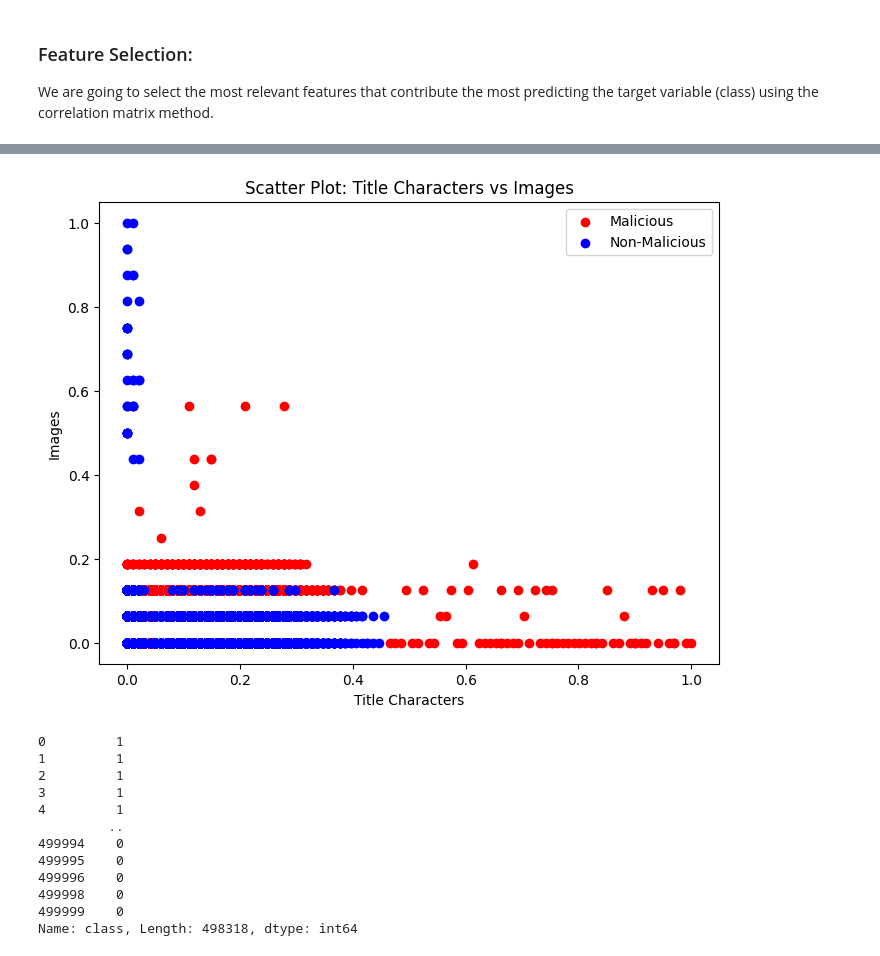
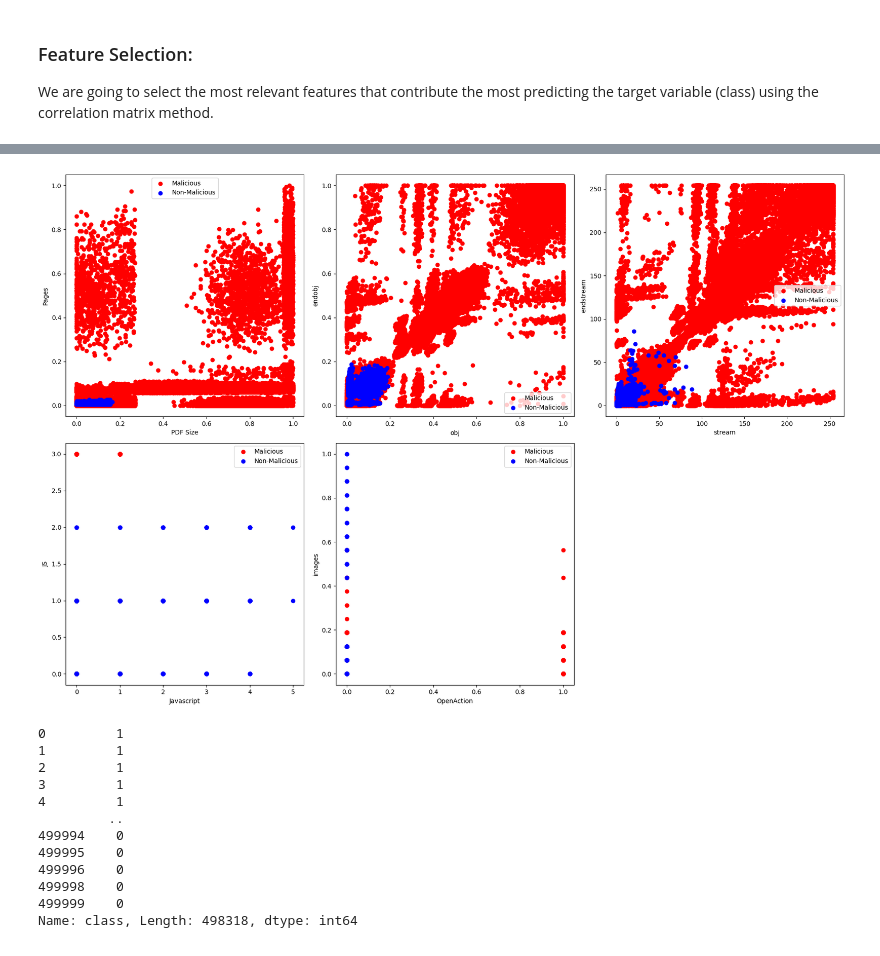
Before and after one commit to MariaMitk/AI_Project2, a Jupyter notebook: Code.ipynb, the cells around one changed output, grey strips where cells are left out. Drawn from its saved outputs; the diff is of its cells as text; code cells hidden in the pictures.

```diff
--- a/Code.ipynb
+++ b/Code.ipynb
@@ -206,16 +193,49 @@ plt.show()
-# %%
-plt.figure(figsize=(8, 6))
-_df = df[df['class'] == 1]
-plt.scatter(_df['title characters'], _df['images'], c='red', label='Malicious')
-_df = df[df['class'] == 0]
-plt.scatter(_df['title characters'], _df['images'], c='blue', label='Non-Malicious')
-plt.xlabel('Title Characters')
-plt.ylabel('Images')
-plt.legend()
-plt.title('Scatter Plot: Title Characters vs Images')
-plt.show()
-# %% [output]
-[figure, removed]
+# %%
+# Create subplots with 2 rows and 3 columns
+fig, axs = plt.subplots(2, 3, figsize=(18, 12))
+
+# Scatter plot 1: PDF Size vs Pages
+axs[0, 0].scatter(df[df['class'] == 1]['pdfsize'], df[df['class'] == 1]['pages'], c='red', label='Malicious')
+axs[0, 0].scatter(df[df['class'] == 0]['pdfsize'], df[df['class'] == 0]['pages'], c='blue', label='Non-Malicious')
+axs[0, 0].set_xlabel('PDF Size')
+axs[0, 0].set_ylabel('Pages')
+axs[0, 0].legend()
+
+# Scatter plot 2: obj vs endobj
+axs[0, 1].scatter(df[df['class'] == 1]['obj'], df[df['class'] == 1]['endobj'], c='red', label='Malicious')
+axs[0, 1].scatter(df[df['class'] == 0]['obj'], df[df['class'] == 0]['endobj'], c='blue', label='Non-Malicious')
+axs[0, 1].set_xlabel('obj')
+axs[0, 1].set_ylabel('endobj')
+axs[0, 1].legend()
+
+# Scatter plot 3: stream vs endstream
+axs[0, 2].scatter(df[df['class'] == 1]['stream'], df[df['class'] == 1]['endstream'], c='red', label='Malicious')
+axs[0, 2].scatter(df[df['class'] == 0]['stream'], df[df['class'] == 0]['endstream'], c='blue', label='Non-Malicious')
+axs[0, 2].set_xlabel('stream')
+axs[0, 2].set_ylabel('endstream')
+axs[0, 2].legend()
+
+# Scatter plot 4: Javascript vs JS
+axs[1, 0].scatter(df[df['class'] == 1]['Javascript'], df[df['class'] == 1]['JS'], c='red', label='Malicious')
+axs[1, 0].scatter(df[df['class'] == 0]['Javascript'], df[df['class'] == 0]['JS'], c='blue', label='Non-Malicious')
+axs[1, 0].set_xlabel('Javascript')
+axs[1, 0].set_ylabel('JS')
+axs[1, 0].legend()
+
+# Scatter plot 5: OpenAction vs images
+axs[1, 1].scatter(df[df['class'] == 1]['OpenAction'], df[df['class'] == 1]['images'], c='red', label='Malicious')
+axs[1, 1].scatter(df[df['class'] == 0]['OpenAction'], df[df['class'] == 0]['images'], c='blue', label='Non-Malicious')
+axs[1, 1].set_xlabel('OpenAction')
+axs[1, 1].set_ylabel('images')
+axs[1, 1].legend()
+
+# Hide the empty subplot
+axs[1, 2].axis('off')
+
+plt.tight_layout()
+plt.show()
+# %% [output]
+[figure, added]
 # %%
 df['class']
 # %% [output]
```
Also changed, not shown: parts of 1 cell of this notebook.
